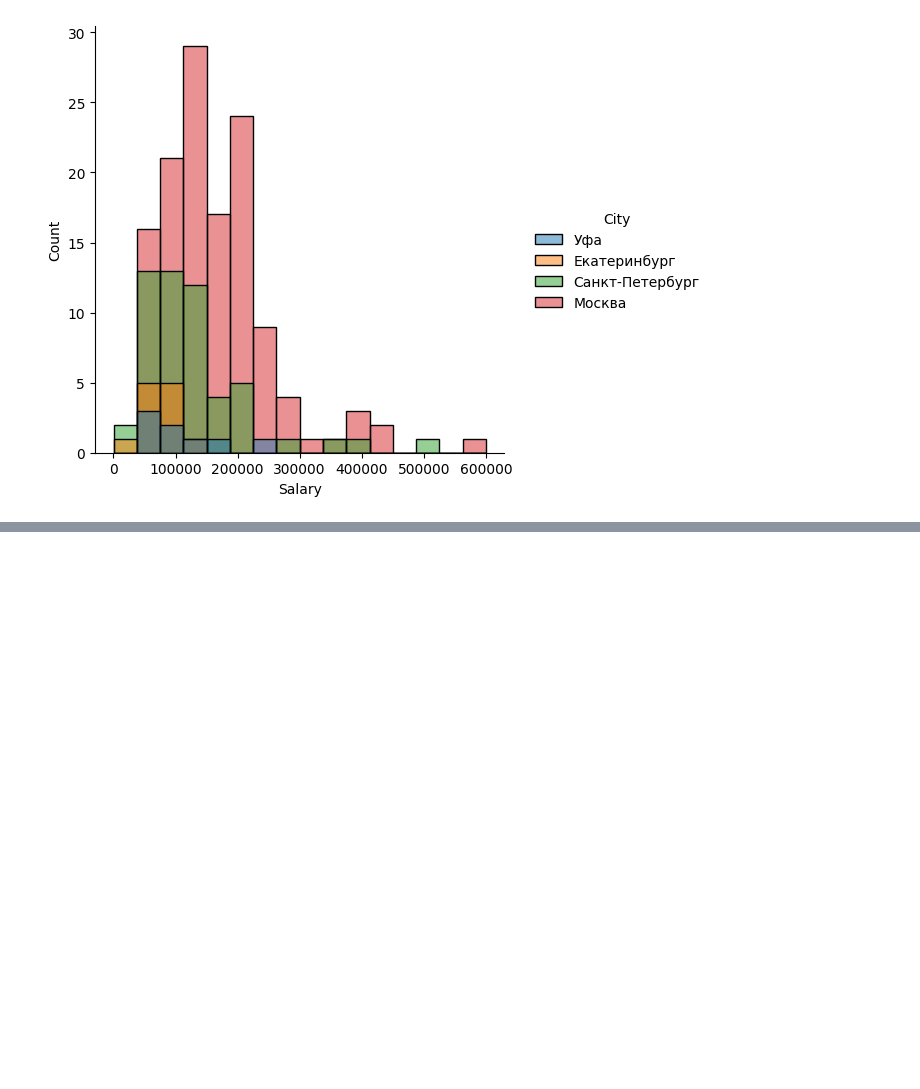
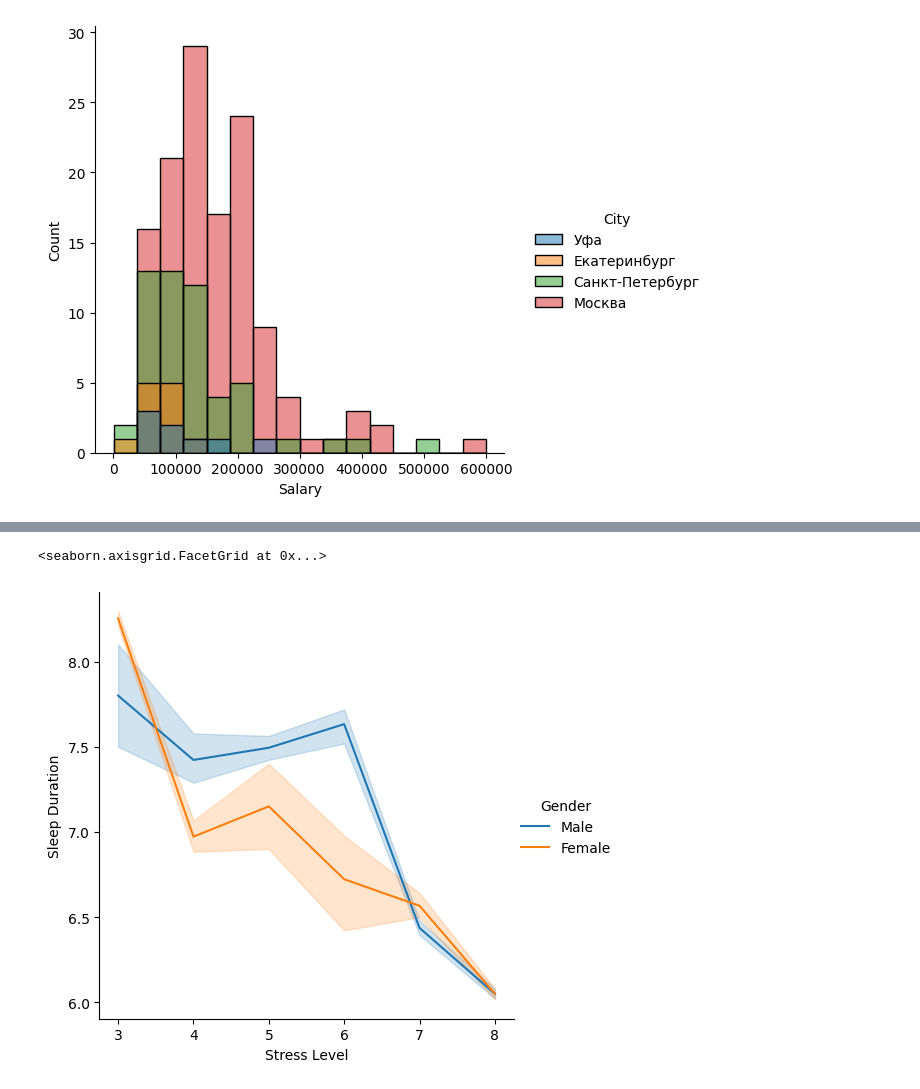
Before and after one commit to Ref-ka/career_guidance, a Jupyter notebook: creer_guidance.ipynb, the cells around one changed output, grey strips where cells are left out. Cells and saved outputs as stored; diff of their text form; code cells hidden in the pictures; blank space fills up the shorter version.

```diff
--- a/creer_guidance.ipynb
+++ b/creer_guidance.ipynb
@@ -100,0 +144,5 @@ sns.catplot(city_data, x='Salary', hue='City')
+# %%
+sns.relplot(sleep_data, kind='line', x='Stress Level', y='Sleep Duration', hue='Gender')
+# %% [output]
+<seaborn.axisgrid.FacetGrid at 0x...>
+[figure, added]
```
Also changed, not shown: parts of 9 cells of this notebook.
